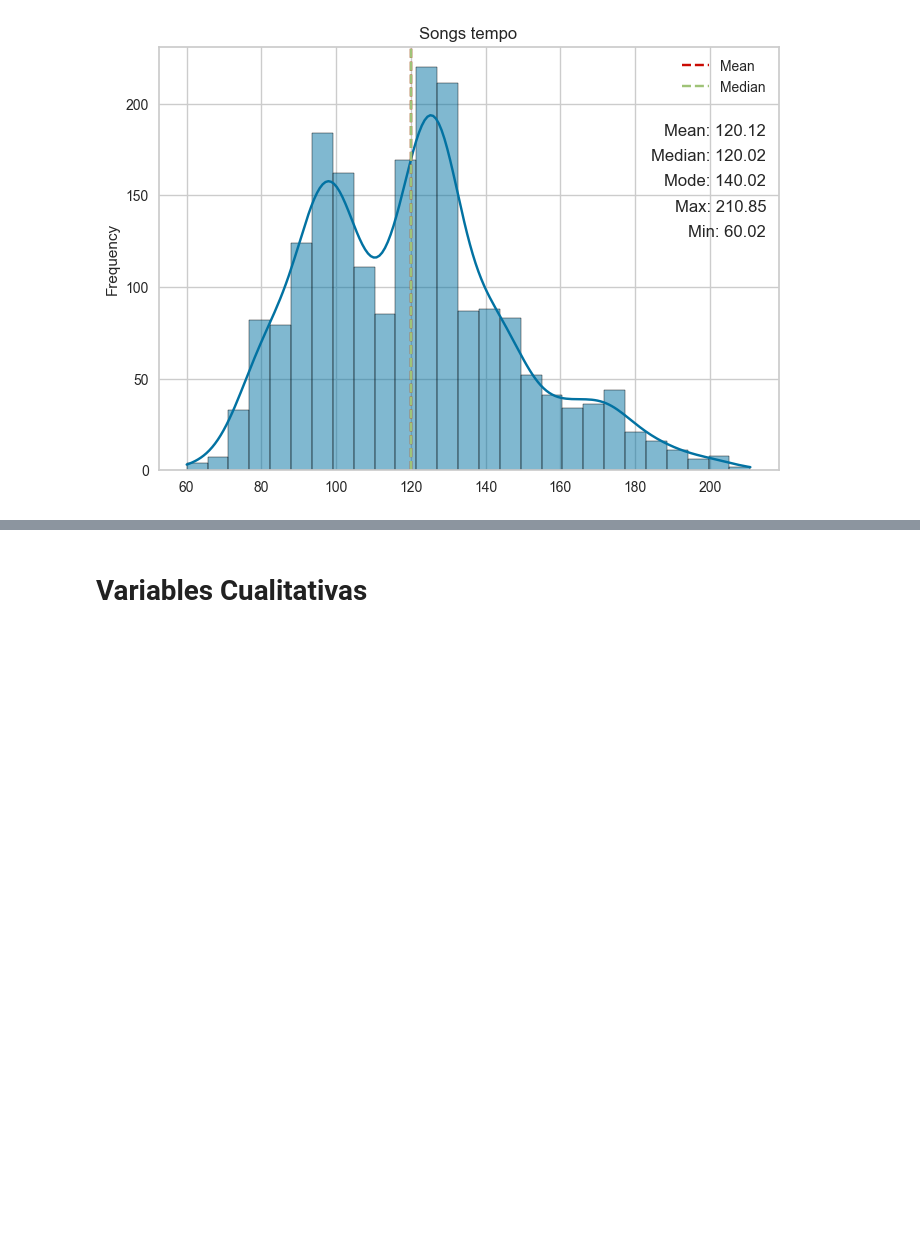
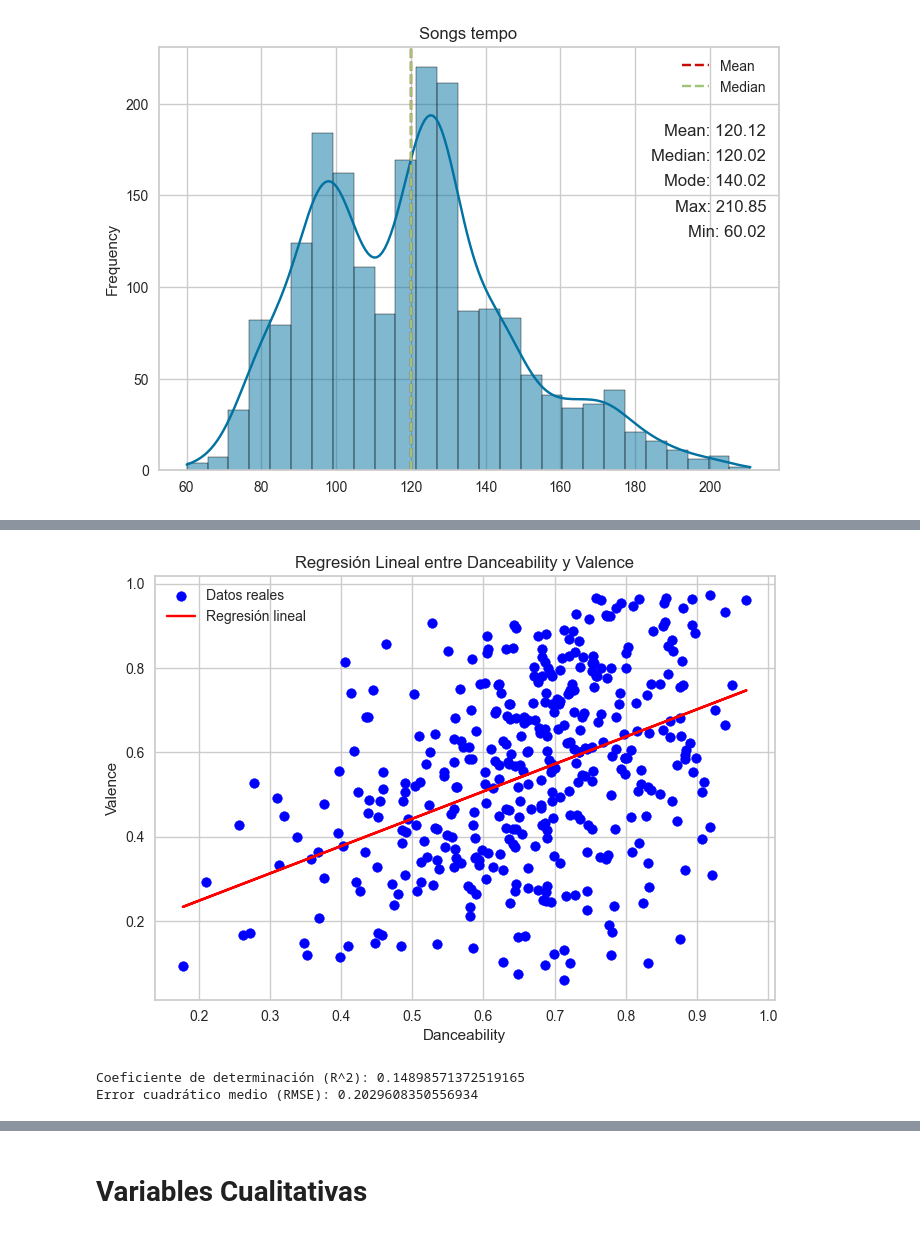
Before and after one commit to estebandonis/Proyecto1-MineriadeDatos, a Jupyter notebook: proyecto1.ipynb, the cells around one changed output, grey strips where cells are left out. Drawn from its saved outputs; the diff is of its cells as text; code cells hidden in the pictures; blank space fills up the shorter version.

```diff
--- a/proyecto1.ipynb
+++ b/proyecto1.ipynb
@@ -681,0 +688,39 @@ Name: tempo, dtype: float64
+# %%
+import pandas as pd
+import matplotlib.pyplot as plt
+from sklearn.model_selection import train_test_split
+from sklearn.linear_model import LinearRegression
+from sklearn.metrics import mean_squared_error, r2_score
+
+X = songs_df[['danceability']]
+y = songs_df['valence']
+X_train, X_test, y_train, y_test = train_test_split(X, y, test_size=0.2, random_state=0)
+
+model = LinearRegression()
+
+
+model.fit(X_train, y_train)
+
+
+y_pred = model.predict(X_test)
+
+r2 = r2_score(y_test, y_pred)
+
+rmse = mean_squared_error(y_test, y_pred, squared=False)
+
+# Graficar la relación entre danceability y valence
+plt.scatter(X_test, y_test, color='blue', label='Datos reales')
+plt.plot(X_test, y_pred, color='red', label='Regresión lineal')
+plt.title('Regresión Lineal entre Danceability y Valence')
+plt.xlabel('Danceability')
+plt.ylabel('Valence')
+plt.legend()
+plt.grid(True)
+plt.show()
+
+print("Coeficiente de determinación (R^2):", r2)
+print("Error cuadrático medio (RMSE):", rmse)
+# %% [output]
+[figure, added]
+Coeficiente de determinación (R^2): 0.14898571372519165
+Error cuadrático medio (RMSE): 0.2029608350556934
```
Also changed, not shown: parts of 28 cells of this notebook.
